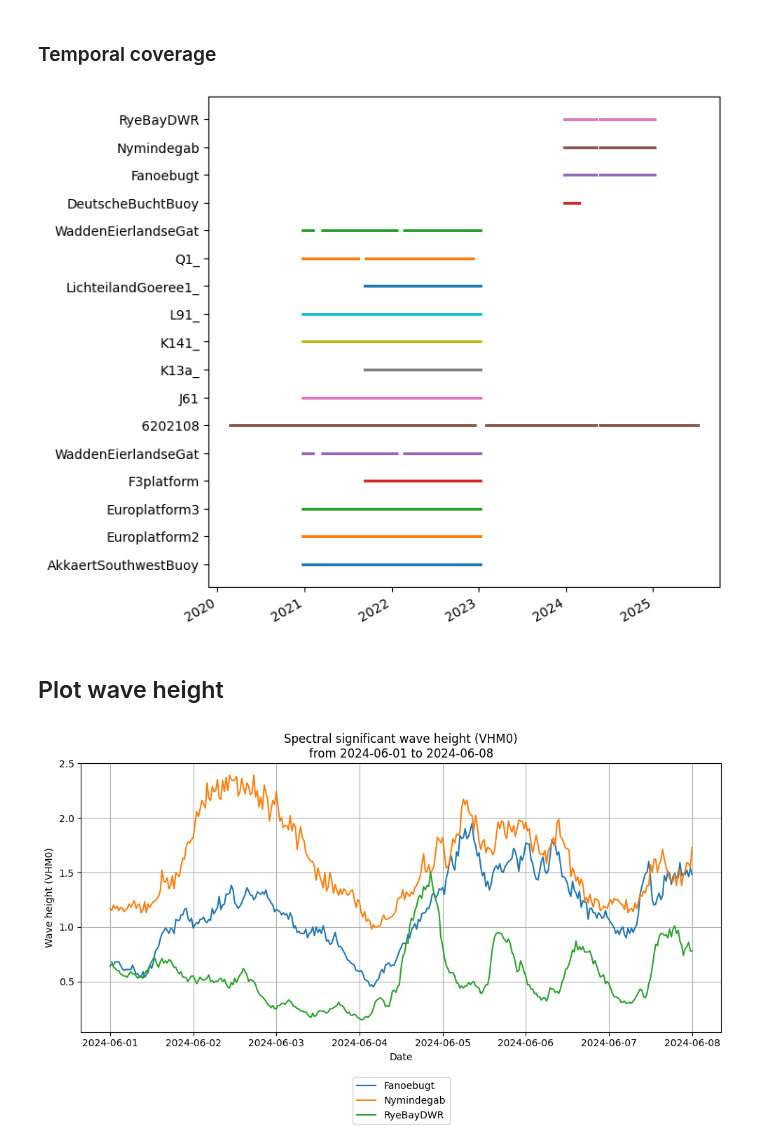
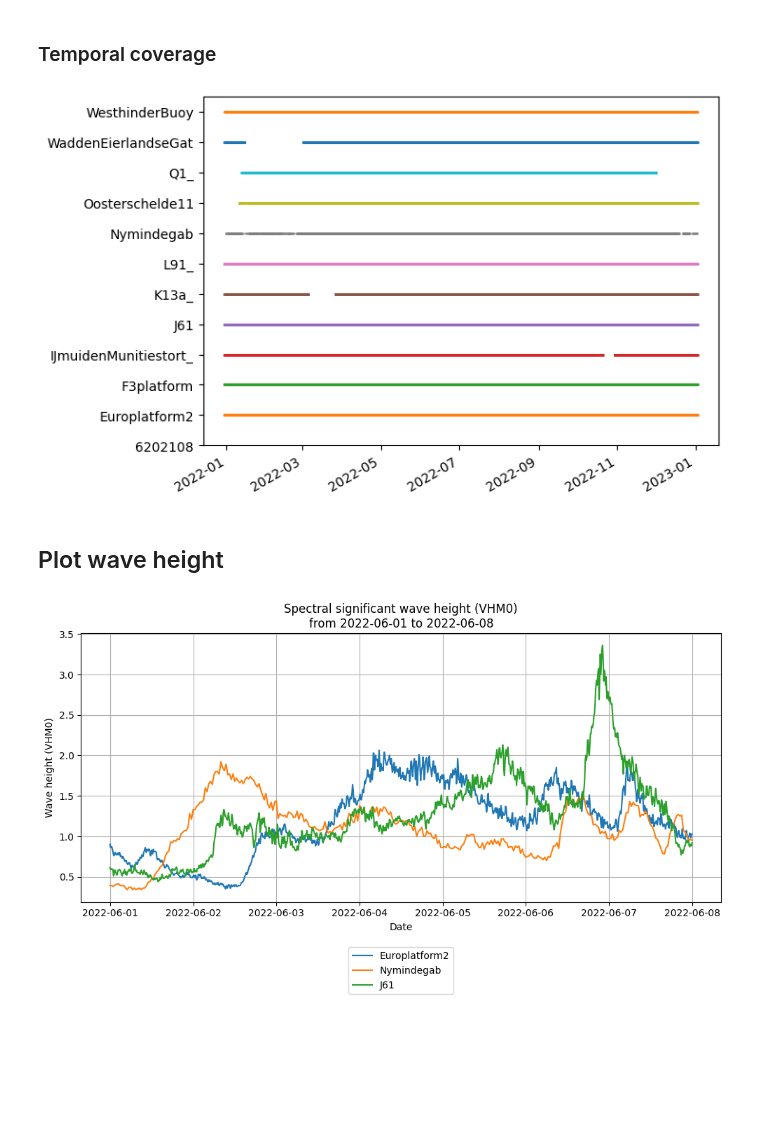
Before and after one commit to DHI/WaterBench-MIKE21SW-SouthernNorthSea, a Jupyter notebook: code/explore_observation_data.ipynb, the cells around one changed output. Saved outputs shown, nothing was run; the diff lists cells and outputs as text; code cells hidden in the pictures; blank space fills up the shorter version.

```diff
--- a/code/explore_observation_data.ipynb
+++ b/code/explore_observation_data.ipynb
@@ -22,7 +22,7 @@ msh = mikeio.open("../input/Mesh_8000_elems.mesh")
 # %% [markdown]
 ## In-situ stations
 # %%
-df_stn = pd.read_csv(fldr + "stations.csv", index_col=0)
+df_stn = pd.read_csv(fldr + "current_stations.csv", index_col=0)
 df_stn
 # %% [output]
 |  | lat | lon |
@@ -43,7 +41,3 @@ df_stn
 | WesthinderBuoy | 51.38110 | 2.43580 |
 # %% [markdown]
 ## Water level stations
-# %%
-for i, row in df_stn.iterrows():
-    print(i)
-    df = pd.read_csv(fldr + f"{i}.csv", index_col=0)
@@ -87,42 +78,42 @@ plt.savefig("../figures/stations.png")
 # %%
 ms.plotting.temporal_coverage(whlist);
 # %% [output]
-[figure, old version]
+[figure, new version]
 # %% [markdown]
 ## Plot wave height
 # %%
 # List of station CSV files
-stations = ['Fanoebugt.csv', 'Nymindegab.csv', 'RyeBayDWR.csv']
+stations = ['Europlatform2.csv', 'Nymindegab.csv', 'J61.csv']
 
 # Define start and end dates
-start_date = '2024-06-01'
-end_date = '2024-06-08'
+start_date = '2022-06-01'
+end_date = '2022-06-08'
 
 plt.figure(figsize=(10, 6))
 
 # Loop through each station file
 for station_file in stations:
     # Load data
     df = pd.read_csv(fldr + station_file, sep=',')
 
     # Ensure TIME column is datetime
     df['TIME'] = pd.to_datetime(df['TIME'])
 
     # Filter time range
     mask = (df['TIME'] >= start_date) & (df['TIME'] <= end_date)
     df_filtered = df.loc[mask]
 
     # Plot VHM0 for this station
     station_name = station_file.replace('.csv', '')  # cleaner label
     plt.plot(df_filtered['TIME'], df_filtered['VHM0'], label=station_name)
 
 
 plt.xlabel('Date')
 plt.ylabel('Wave height (VHM0)')
 plt.title(f'Spectral significant wave height (VHM0)\nfrom {start_date} to {end_date}')
 plt.legend(loc='upper center', bbox_to_anchor=(0.5, -0.15), ncol=1)
 plt.grid(True)
 plt.tight_layout()
 plt.show()
 # %% [output]
-[figure, old version]
+[figure, new version]
```
Also changed, not shown: parts of 4 cells of this notebook, 6 other files.
